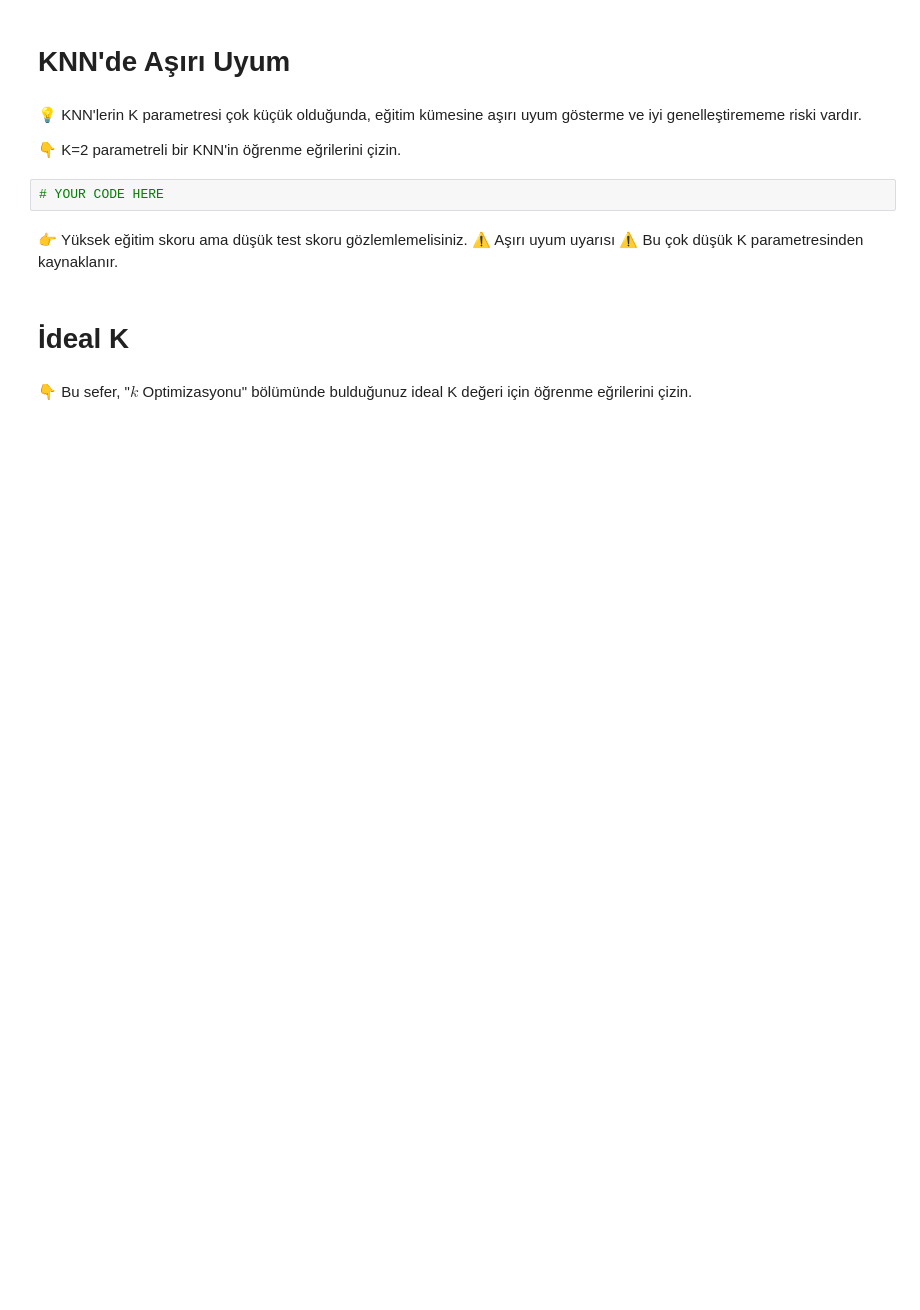
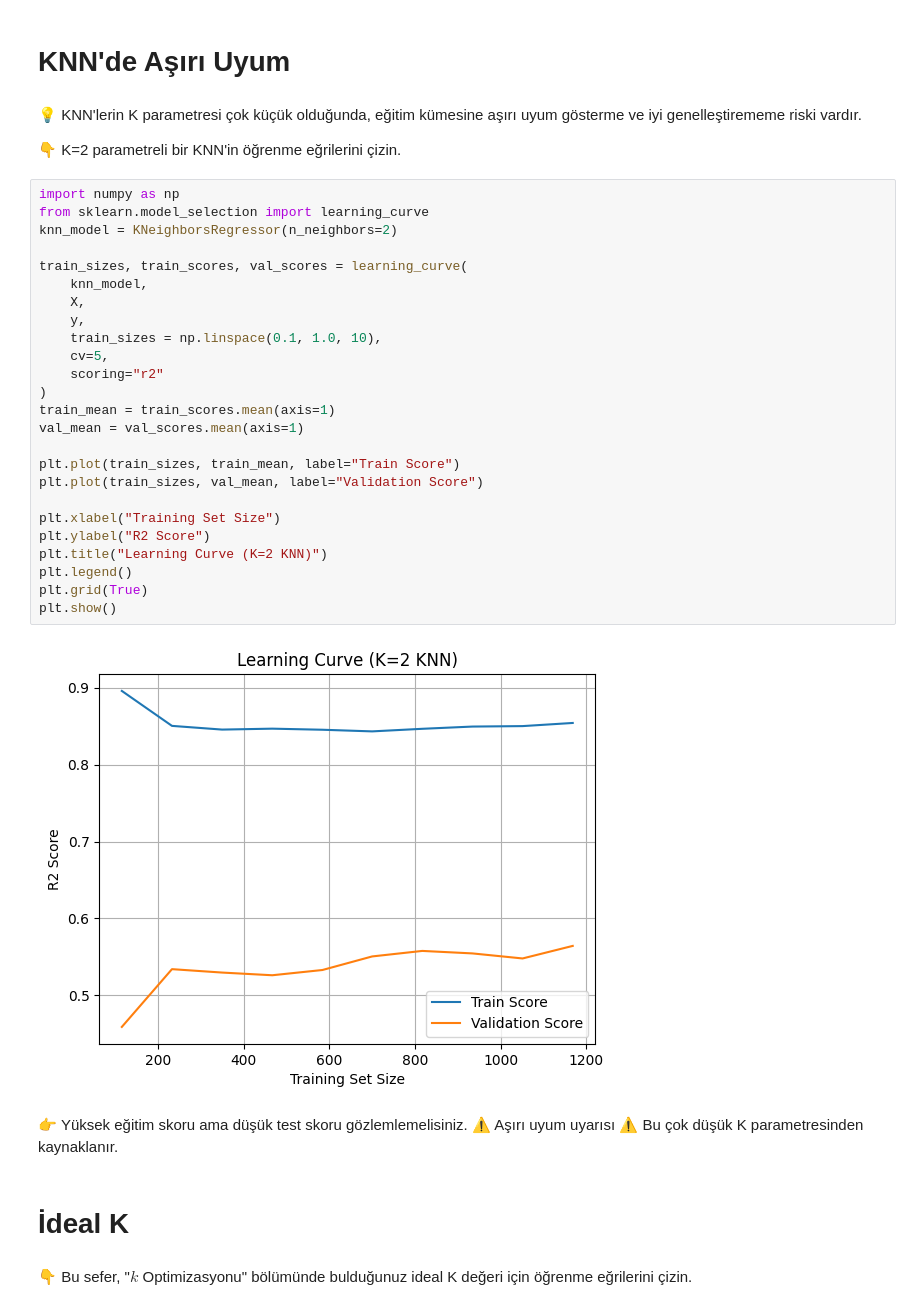
Before and after one commit to mertkaantopuz/S16D1-S-data-knn, a Jupyter notebook: KNN.ipynb, the cells around one changed output. Cells and saved outputs as stored; diff of their text form; blank space fills up the shorter version.

```diff
--- a/KNN.ipynb
+++ b/KNN.ipynb
@@ -253,8 +265,33 @@ git push origin master
 💡 KNN'lerin K parametresi çok küçük olduğunda, eğitim kümesine aşırı uyum gösterme ve iyi genelleştirememe riski vardır.
 
 👇 K=2 parametreli bir KNN'in öğrenme eğrilerini çizin.
-# %%
-# YOUR CODE HERE
+# %%
+import numpy as np
+from sklearn.model_selection import learning_curve
+knn_model = KNeighborsRegressor(n_neighbors=2)
+
+train_sizes, train_scores, val_scores = learning_curve(
+    knn_model,
+    X,
+    y,
+    train_sizes = np.linspace(0.1, 1.0, 10),
+    cv=5,
+    scoring="r2"
+)
+train_mean = train_scores.mean(axis=1)
+val_mean = val_scores.mean(axis=1)
+
+plt.plot(train_sizes, train_mean, label="Train Score")
+plt.plot(train_sizes, val_mean, label="Validation Score")
+
+plt.xlabel("Training Set Size")
+plt.ylabel("R2 Score")
+plt.title("Learning Curve (K=2 KNN)")
+plt.legend()
+plt.grid(True)
+plt.show()
+# %% [output]
+[figure, added]
 # %% [markdown]
 👉 Yüksek eğitim skoru ama düşük test skoru gözlemlemelisiniz. ⚠️ Aşırı uyum uyarısı ⚠️ Bu çok düşük K parametresinden kaynaklanır.
 # %% [markdown]
```
Also changed, not shown: parts of 10 cells of this notebook, 2 other files.
